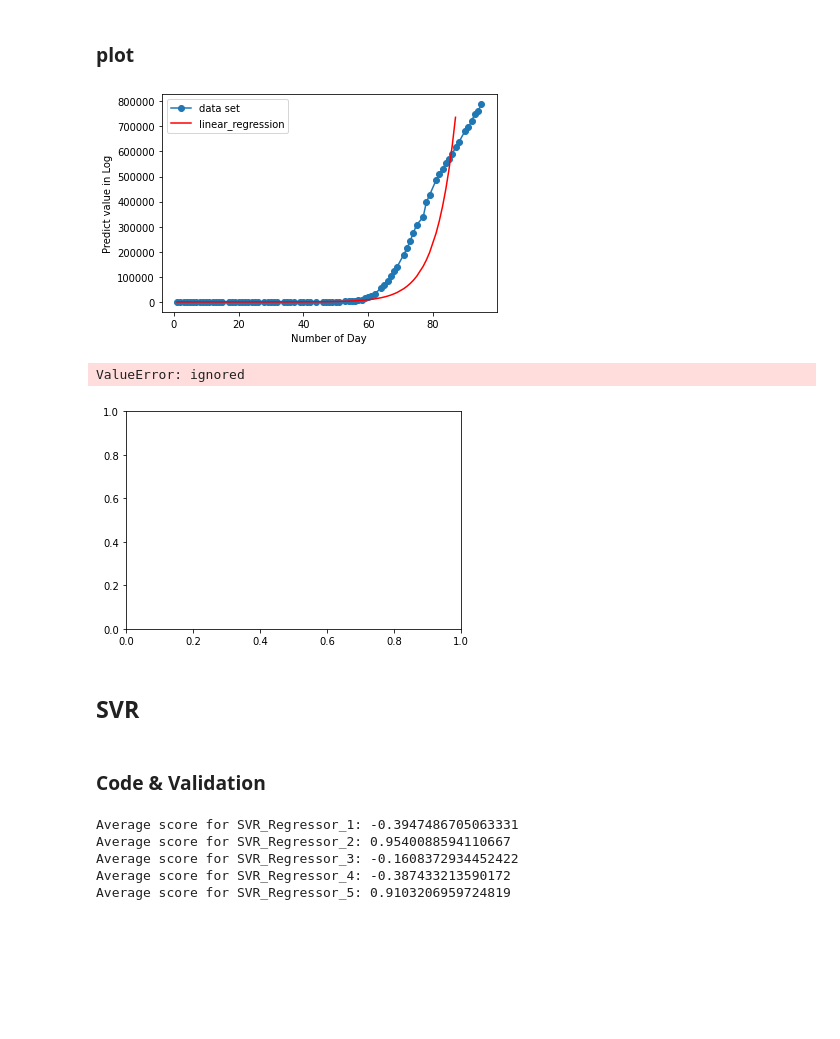
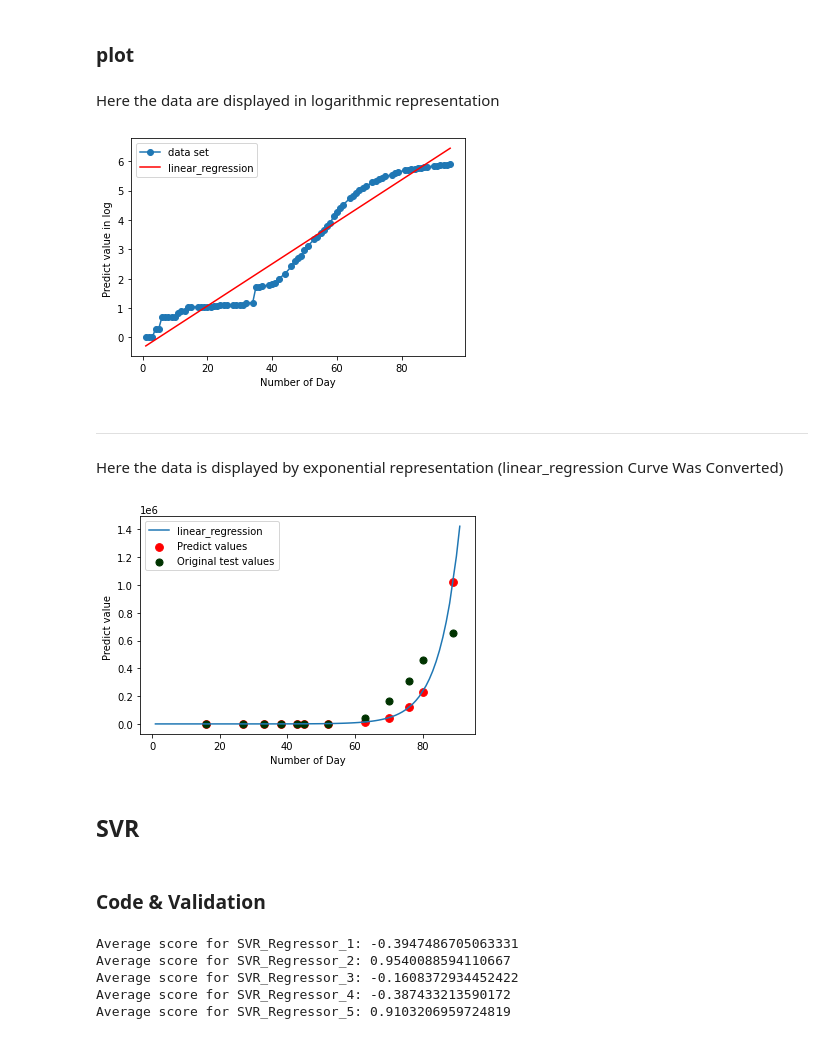
Before and after one commit to AbedMHroub/Corona-virus-COVID19-predictions-project, a Jupyter notebook: ML_PROJECT_COVID19.ipynb, the cells around one changed output. Drawn from its saved outputs; the diff is of its cells as text; code cells hidden in the pictures; blank space fills up the shorter version.

Commit message:
using Colaboratory: 1-General code modification 2-Connect the Data Set via the GitHub

```diff
--- a/ML_PROJECT_COVID19.ipynb
+++ b/ML_PROJECT_COVID19.ipynb
@@ -17,0 +45,4 @@ from sklearn.svm import SVR
+# %%
+path='https://raw.githubusercontent.com/AbedMHroub/Corona-virus-COVID19-predictions-project/master/dataset/Infected.csv'
+ds = pd.read_csv(path, index_col=0)
+ds.head(13)
@@ -102,28 +120,38 @@ day [100] = 6267896
 day [101] = 7390475
 # %% [markdown]
 ### plot
+# %% [markdown]
+Here the data are displayed in logarithmic representation
 # %%
-predicted1 = 10**Linear_Regression.predict(x.values.reshape(-1,1)[:76])
+predicted1 = Linear_Regression.predict(x.values.reshape(-1,1))
 predicted11 = 10**Linear_Regression.predict(x.values.reshape(-1,1))
-plt.plot(x, y, 'o-',label='data set')
-plt.plot(x[:76], predicted1,c='#ff0000',label='linear_regression')
+plt.plot(x, yy, 'o-',label='data set')
+plt.plot(x, predicted1,c='#ff0000',label='linear_regression')
 plt.legend()
 plt.xlabel('Number of Day')
-plt.ylabel('Predict value in Log')
+plt.ylabel('Predict value in log ')
 plt.show()
-plt.plot(x, predicted1,label='linear_regression')
-plt.scatter(x_test_patient, 10**evaluation_1 ,s=60, c='#ff0000',label='Predict values')
-plt.scatter(x_test_patient, y_test_patient ,s=50, c='#003300',label='Original values')
-plt.legend()
-plt.xlabel('Number of Day')
-plt.ylabel('Predict value in Log')
-plt.show()
 # %% [output]
-[figure, old version]
+[figure, new version]
-ValueError: ignored
-[figure, removed]
+# %% [markdown]
+
+
+---
+
+
+Here the data is displayed by exponential representation (linear_regression Curve Was Converted)
+# %%
+plt.plot(x[:79], predicted11[:79],label='linear_regression')
+plt.scatter(x_test_patient, 10**evaluation_1 ,s=60, c='#ff0000',label='Predict values')
+plt.scatter(x_test_patient, y_test_patient ,s=50, c='#003300',label='Original test values')
+plt.legend()
+plt.xlabel('Number of Day')
+plt.ylabel('Predict value ')
+plt.show()
+# %% [output]
+[figure, added]
 # %% [markdown]
 ## **SVR**
 # %% [markdown]
-### **Code & Validation**
+### Code & Validation
 # %%
```
Also changed, not shown: parts of 73 cells of this notebook.
